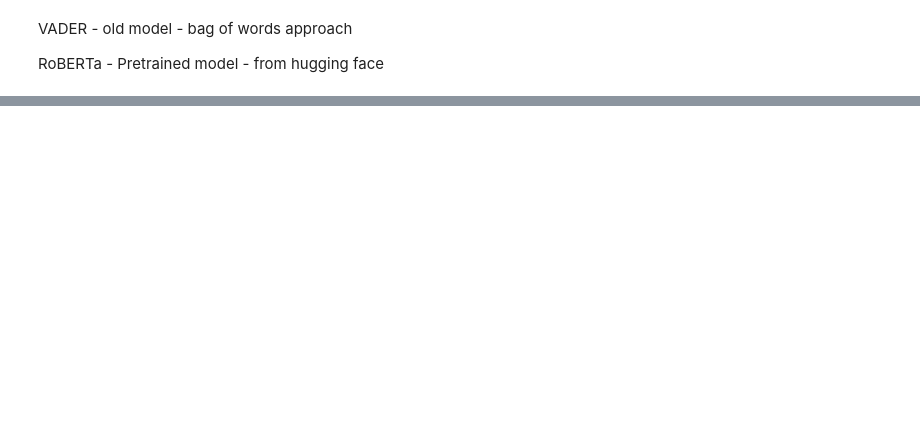
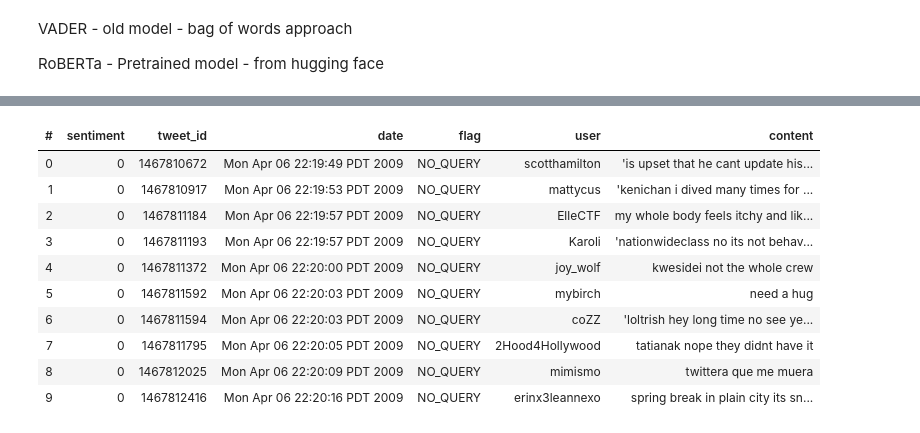
Before and after one commit to shruti-madhav/Sentiment_Analysis, a Jupyter notebook: Sentimnt_Analysis.ipynb, the cells around one changed output, grey strips where cells are left out. Cells and saved outputs as stored; diff of their text form; code cells hidden in the pictures; blank space fills up the shorter version.

Commit message:
Experimenting Vaex Library for faster results

```diff
--- a/Sentimnt_Analysis.ipynb
+++ b/Sentimnt_Analysis.ipynb
@@ -141,4 +259,4 @@ print(data['content'][:10])
 Checking for typos and replacing the correct spellings.
 # %%
 #final
-data['content'][:100] = data['content'][:100].apply(lambda x: str(TextBlob(str(x)).correct()))
+# data['content'] = data['content'].apply(lambda x: str(TextBlob(str(x)).correct()))
@@ -168,0 +291,7 @@ RoBERTa - Pretrained model
+# %%
+from nltk.stem import WordNetLemmatizer
+
+lemmatizer = WordNetLemmatizer()
+
+data['content']=[lemmatizer.lemmatize(text) for text in data['content']]
+data['content'][:10]
@@ -168,0 +331,2 @@ RoBERTa - Pretrained model
+# %%
+vaex_data = vaex.from_pandas(data)
@@ -168,0 +336,14 @@ RoBERTa - Pretrained model
+# %%
+vaex_data.head()
+# %% [output]
+| # | sentiment | tweet_id | date | flag | user | content |
+| 0 | 0 | 1467810672 | Mon Apr 06 22:19:49 PDT 2009 | NO_QUERY | scotthamilton | 'is upset that he cant update his... |
+| 1 | 0 | 1467810917 | Mon Apr 06 22:19:53 PDT 2009 | NO_QUERY | mattycus | 'kenichan i dived many times for ... |
+| 2 | 0 | 1467811184 | Mon Apr 06 22:19:57 PDT 2009 | NO_QUERY | ElleCTF | my whole body feels itchy and lik... |
+| 3 | 0 | 1467811193 | Mon Apr 06 22:19:57 PDT 2009 | NO_QUERY | Karoli | 'nationwideclass no its not behav... |
+| 4 | 0 | 1467811372 | Mon Apr 06 22:20:00 PDT 2009 | NO_QUERY | joy_wolf | kwesidei not the whole crew |
+| 5 | 0 | 1467811592 | Mon Apr 06 22:20:03 PDT 2009 | NO_QUERY | mybirch | need a hug |
+| 6 | 0 | 1467811594 | Mon Apr 06 22:20:03 PDT 2009 | NO_QUERY | coZZ | 'loltrish hey long time no see ye... |
+| 7 | 0 | 1467811795 | Mon Apr 06 22:20:05 PDT 2009 | NO_QUERY | 2Hood4Hollywood | tatianak nope they didnt have it |
+| 8 | 0 | 1467812025 | Mon Apr 06 22:20:09 PDT 2009 | NO_QUERY | mimismo | twittera que me muera |
+| 9 | 0 | 1467812416 | Mon Apr 06 22:20:16 PDT 2009 | NO_QUERY | erinx3leannexo | spring break in plain city its sn... |
```
Also changed, not shown: parts of 23 cells of this notebook.
